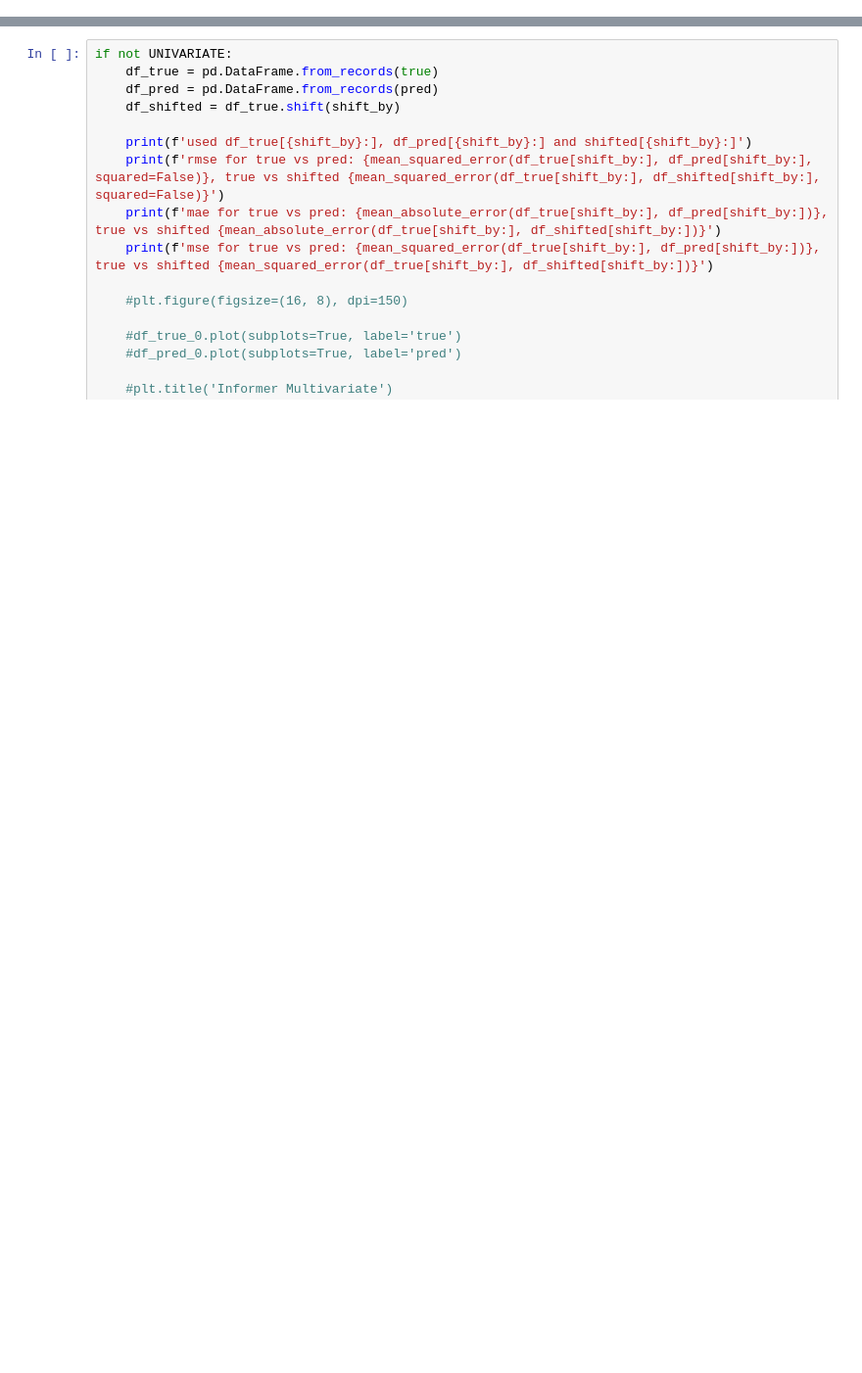
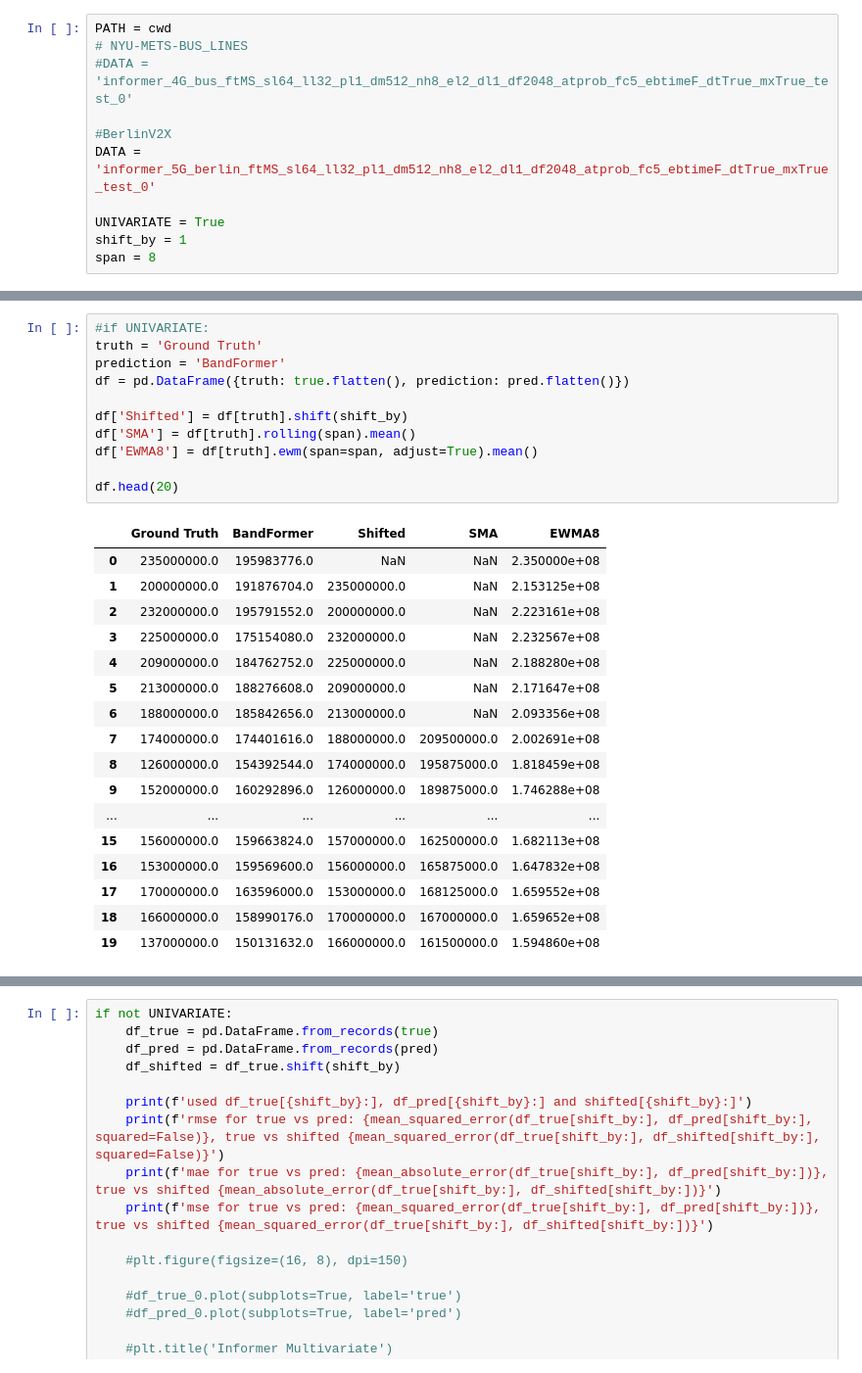
Before and after one commit to birkandenizer/Informer2020, a Jupyter notebook: plot.ipynb, the cells around one changed output, grey strips where cells are left out. Shown: that part at 98% size. Cells and saved outputs as stored; diff of their text form; blank space fills up the shorter version.

```diff
--- a/plot.ipynb
+++ b/plot.ipynb
@@ -33,3 +23,14 @@ shift_by = 1
+# %%
+PATH = cwd
+# NYU-METS-BUS_LINES
+#DATA = 'informer_4G_bus_ftMS_sl64_ll32_pl1_dm512_nh8_el2_dl1_df2048_atprob_fc5_ebtimeF_dtTrue_mxTrue_test_0'
+
+#BerlinV2X
+DATA = 'informer_5G_berlin_ftMS_sl64_ll32_pl1_dm512_nh8_el2_dl1_df2048_atprob_fc5_ebtimeF_dtTrue_mxTrue_test_0'
+
+UNIVARIATE = True
+shift_by = 1
+span = 8
 # %%
 metrics = np.load(f'{PATH}/results/{DATA}/metrics.npy')
 metrics
@@ -100,0 +53,29 @@ if UNIVARIATE:
+# %%
+#if UNIVARIATE:
+truth = 'Ground Truth'
+prediction = 'BandFormer'
+df = pd.DataFrame({truth: true.flatten(), prediction: pred.flatten()})
+
+df['Shifted'] = df[truth].shift(shift_by)
+df['SMA'] = df[truth].rolling(span).mean()
+df['EWMA8'] = df[truth].ewm(span=span, adjust=True).mean()
+
+df.head(20)
+# %% [output]
+|  | Ground Truth | BandFormer | Shifted | SMA | EWMA8 |
+| 0 | 235000000.0 | 195983776.0 | NaN | NaN | 2.350000e+08 |
+| 1 | 200000000.0 | 191876704.0 | 235000000.0 | NaN | 2.153125e+08 |
+| 2 | 232000000.0 | 195791552.0 | 200000000.0 | NaN | 2.223161e+08 |
+| 3 | 225000000.0 | 175154080.0 | 232000000.0 | NaN | 2.232567e+08 |
+| 4 | 209000000.0 | 184762752.0 | 225000000.0 | NaN | 2.188280e+08 |
+| 5 | 213000000.0 | 188276608.0 | 209000000.0 | NaN | 2.171647e+08 |
+| 6 | 188000000.0 | 185842656.0 | 213000000.0 | NaN | 2.093356e+08 |
+| 7 | 174000000.0 | 174401616.0 | 188000000.0 | 209500000.0 | 2.002691e+08 |
+| 8 | 126000000.0 | 154392544.0 | 174000000.0 | 195875000.0 | 1.818459e+08 |
+| 9 | 152000000.0 | 160292896.0 | 126000000.0 | 189875000.0 | 1.746288e+08 |
+| ... | ... | ... | ... | ... | ... |
+| 15 | 156000000.0 | 159663824.0 | 157000000.0 | 162500000.0 | 1.682113e+08 |
+| 16 | 153000000.0 | 159569600.0 | 156000000.0 | 165875000.0 | 1.647832e+08 |
+| 17 | 170000000.0 | 163596000.0 | 153000000.0 | 168125000.0 | 1.659552e+08 |
+| 18 | 166000000.0 | 158990176.0 | 170000000.0 | 167000000.0 | 1.659652e+08 |
+| 19 | 137000000.0 | 150131632.0 | 166000000.0 | 161500000.0 | 1.594860e+08 |
```
Also changed, not shown: parts of 7 cells of this notebook, 48 other files.
